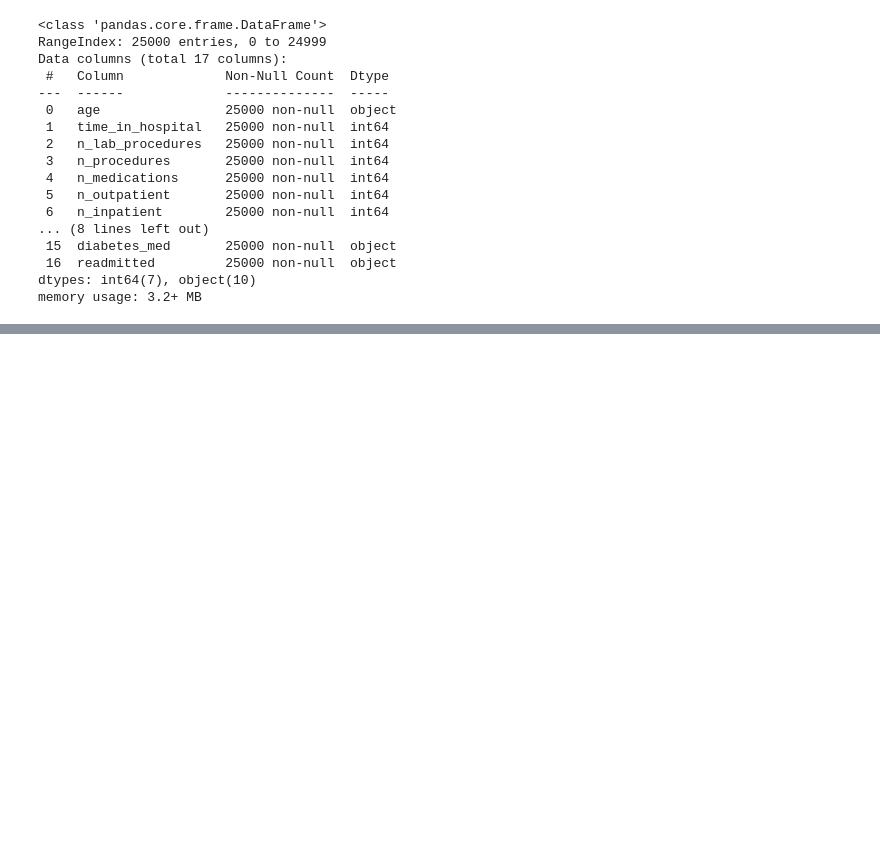
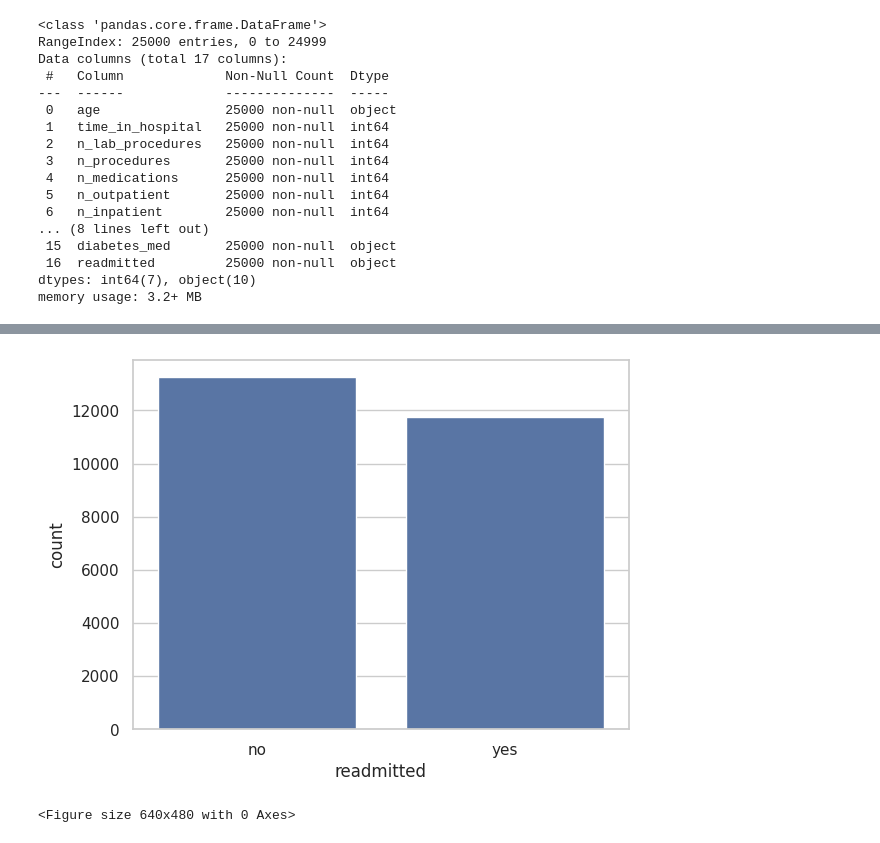
Before and after one commit to rushikas569628/Hospital-ReAdmission-Prediction, a Jupyter notebook: Hospital_ReAdmission_Prediction.ipynb, the cells around one changed output, grey strips where cells are left out. Drawn from its saved outputs; the diff is of its cells as text; code cells hidden in the pictures; blank space fills up the shorter version.

```diff
--- a/Hospital_ReAdmission_Prediction.ipynb
+++ b/Hospital_ReAdmission_Prediction.ipynb
@@ -218,0 +188,6 @@ df.describe()
+# %%
+print(df.columns.tolist())
+df.columns = df.columns.str.strip()  # Removes leading/trailing spaces
+#df.drop(columns=['medical_specialty'], inplace=True)
+# drop missing values of the column in the cell
+# removedcolumn on rerun error occured
@@ -218,0 +200,4 @@ df.describe()
+# %%
+df[['diag_1', 'diag_2', 'diag_3']] = df[['diag_1', 'diag_2', 'diag_3']].replace("Missing", "Other")
+df.head()
+# to use fillna() there are no null values so i made use of .replace()
@@ -218,0 +252,10 @@ df.describe()
+# %%
+import seaborn as sns
+import matplotlib.pyplot as plt
+
+sns.countplot(data=df,x="readmitted")
+plt.show()
+plt.savefig("readmitted.png")
+# %% [output]
+[figure, added]
+<Figure size 640x480 with 0 Axes>
```
Also changed, not shown: parts of 54 cells of this notebook, 4 other files.
